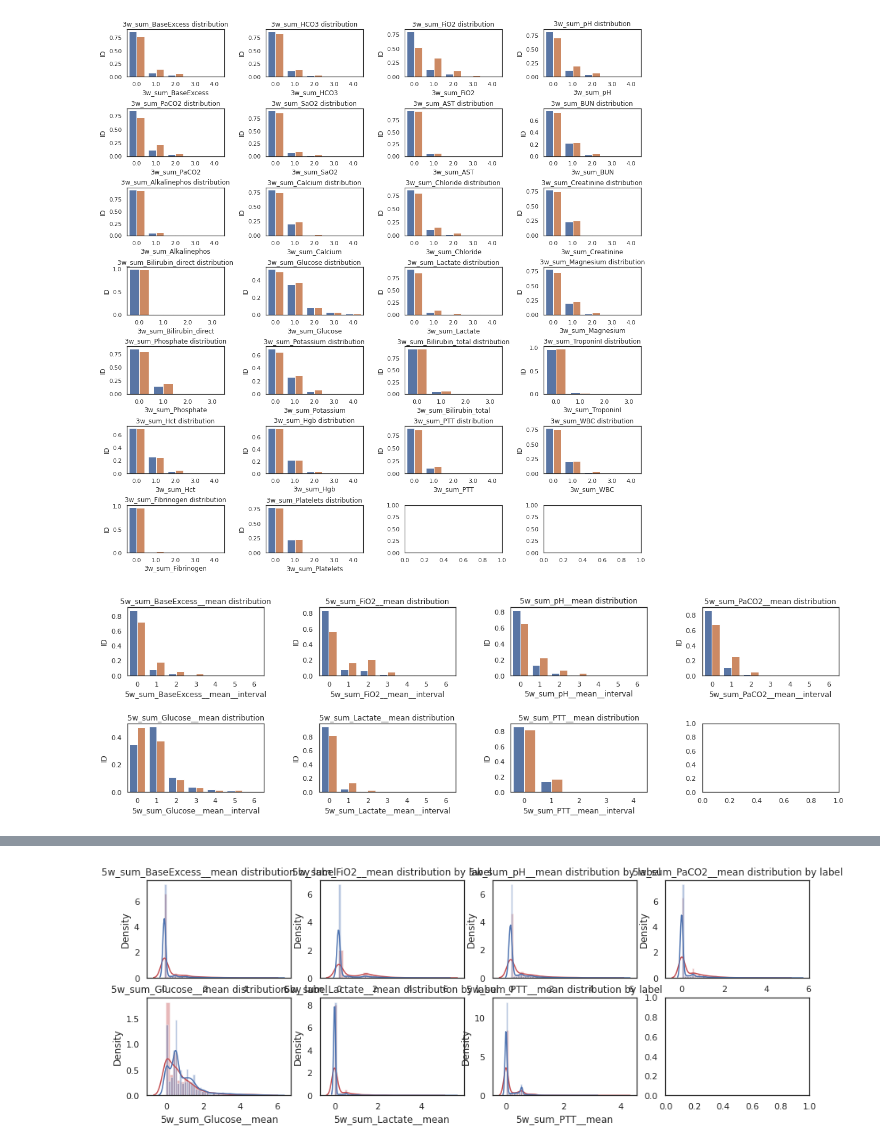
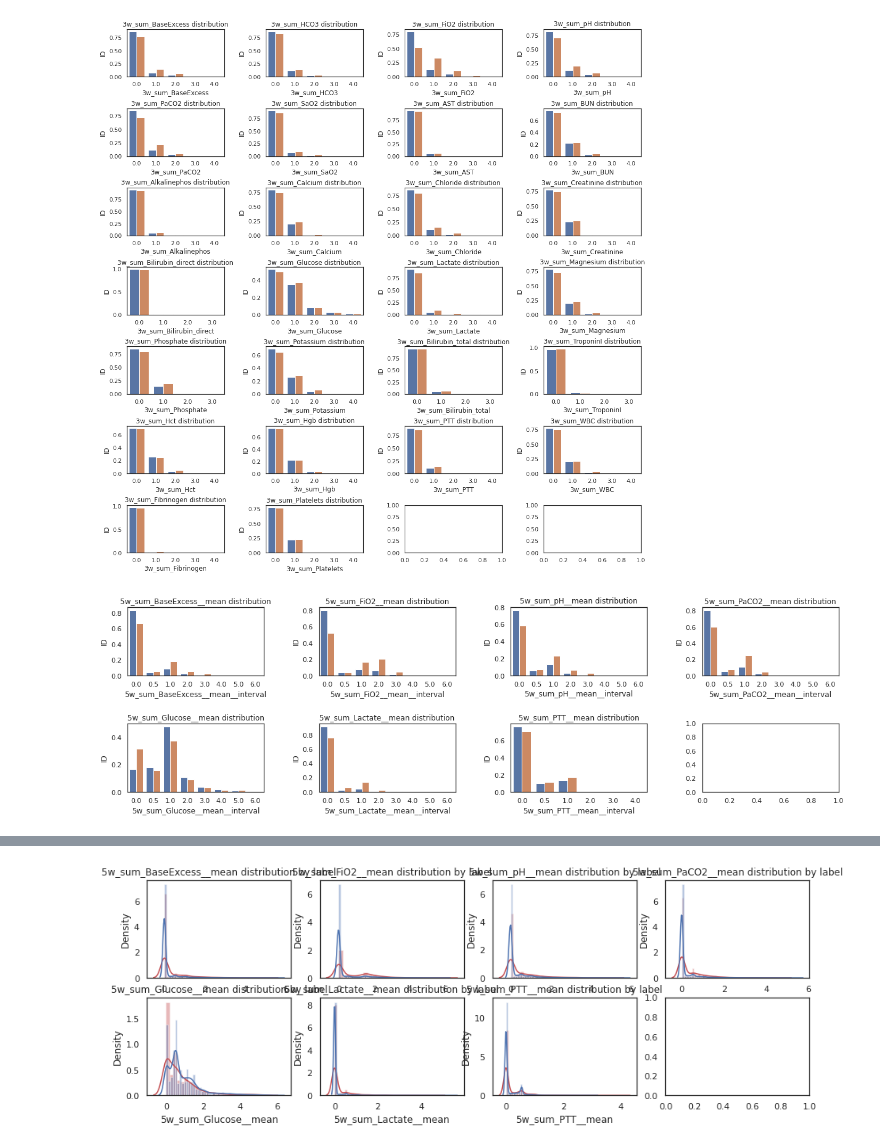
Before and after one commit to AtarCohen/Early-Prediction_of_Sepsis, a Jupyter notebook: NonTemporalExploration.ipynb, the cells around one changed output, grey strips where cells are left out. Cells and saved outputs as stored; diff of their text form; code cells hidden in the pictures.

```diff
--- a/NonTemporalExploration.ipynb
+++ b/NonTemporalExploration.ipynb
@@ -179,12 +179,8 @@ def convert_to_bins(x):
     fl = floor(x)
     ce = ceil(x)
 
-    if x > fl+0.25 and x < ce-0.25:
-        return fl+0.5
-    elif x-fl < ce-x:
+    if x-fl < ce-x:
+        if fl==0 and x>0.15:
+            return 0.5
         return fl
     return ce
-
-    # if x-fl < ce-x:
-    #     return fl
-    # return ce
@@ -193,16 +186,0 @@ tmp2 = df_processed.copy()
-# %%
-from math import floor, ceil
-
-def convert_to_bins(x):
-    fl = floor(x)
-    ce = ceil(x)
-
-    # if x > fl+0.25 and x < ce-0.25:
-    #     return fl+0.5
-    # elif x-fl < ce-x:
-    #     return fl
-    # return ce
-
-    if x-fl < ce-x:
-        return fl
-    return ce
@@ -213,21 +187,27 @@ for col in window_cols:
+# %%
+allcols = list(df_processed.columns)
+window_cols = [x for x in allcols if '5w' in x]
+
+# apply creating intervals to windows features
+tmp2 = df_processed.copy()
+for col in window_cols:
+    tmp2[f'{col}__interval'] = tmp2[col].apply(convert_to_bins)
 # %%
-# window_cols
+# Plot windows features
 fig,axes = plt.subplots(2,4, figsize=(18,6))
 fig.tight_layout(pad=4.5)
 axes = axes.ravel()
 sepsis_rows = df_processed[df_processed['Label']==1].shape[0]
 non_sepsis_rows = df_processed[df_processed['Label']==0].shape[0]
 
-# tmp2 = df_processed.copy()
-# tmp2[window_cols] = tmp2[window_cols].round(1)
-
 for i,at in enumerate(window_cols):
     at2 = f'{at}__interval'
     tmp = tmp2[['Label',at2,'ID']].groupby(['Label',at2], as_index=False).count().reset_index()
     tmp['ID'] = tmp.apply(lambda x: x['ID']/sepsis_rows if x['Label']==1 else  x.ID/non_sepsis_rows, axis=1)
     sns.barplot(x=at2, y='ID', hue='Label', data=tmp, ax=axes[i])
-    # sns.scatterplot(x=at, y='ID', hue='Label', data=tmp, ax=axes[i])
     axes[i].set_title(f'{at} distribution')
     axes[i].get_legend().remove()
+
+del tmp2, tmp
 # %% [output]
-[figure, old version]
+[figure, new version]
```
Also changed, not shown: parts of 3 cells of this notebook.
